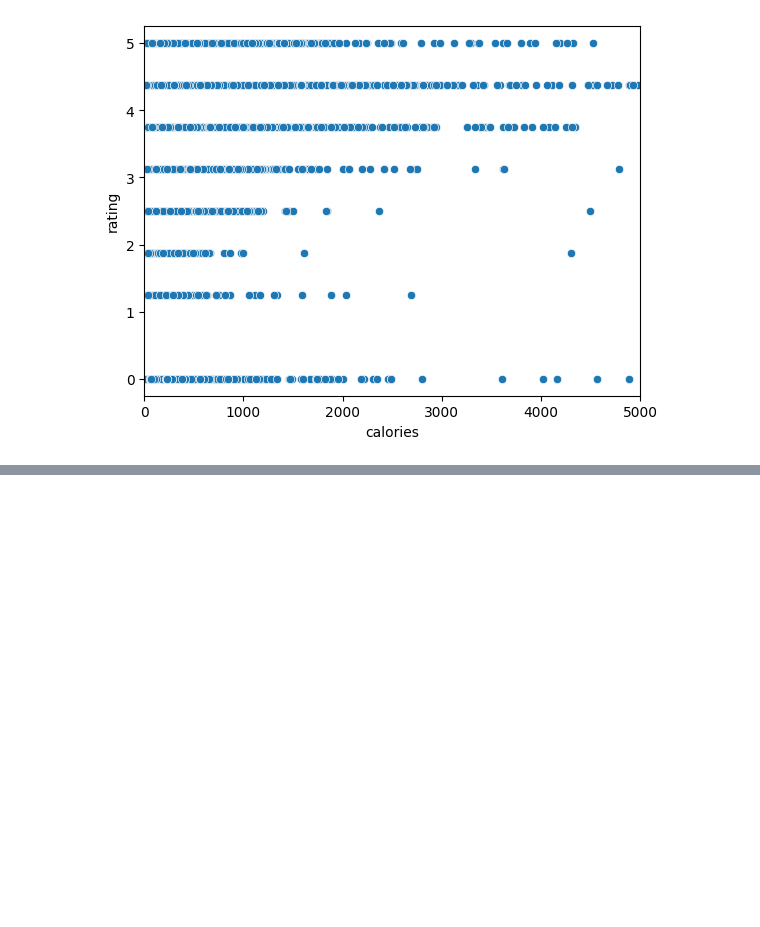
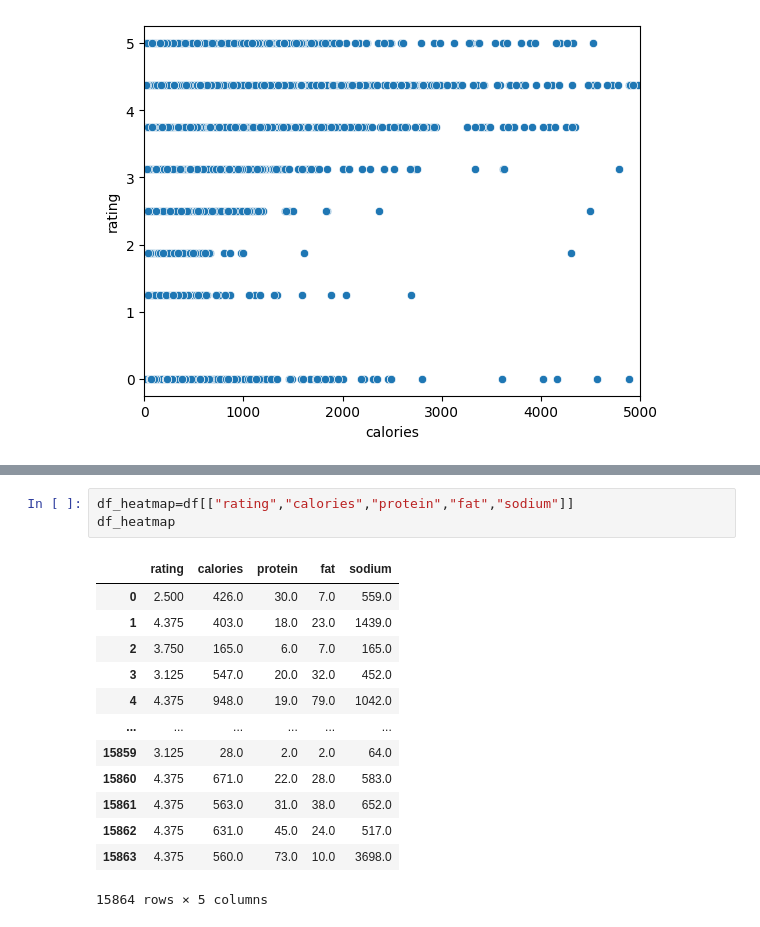
Before and after one commit to MikolajZaborowski/Bootcamp_Projects, a Jupyter notebook: Project1.ipynb, the cells around one changed output, grey strips where cells are left out. Saved outputs shown, nothing was run; the diff lists cells and outputs as text; blank space fills up the shorter version.

```diff
--- a/Project1.ipynb
+++ b/Project1.ipynb
@@ -106,0 +133,17 @@ bars=ax.bar(unique_rating,  , width=0.4, color="g")
+# %%
+df_heatmap=df[["rating","calories","protein","fat","sodium"]]
+df_heatmap
+# %% [output]
+|  | rating | calories | protein | fat | sodium |
+| 0 | 2.500 | 426.0 | 30.0 | 7.0 | 559.0 |
+| 1 | 4.375 | 403.0 | 18.0 | 23.0 | 1439.0 |
+| 2 | 3.750 | 165.0 | 6.0 | 7.0 | 165.0 |
+| 3 | 3.125 | 547.0 | 20.0 | 32.0 | 452.0 |
+| 4 | 4.375 | 948.0 | 19.0 | 79.0 | 1042.0 |
+| ... | ... | ... | ... | ... | ... |
+| 15859 | 3.125 | 28.0 | 2.0 | 2.0 | 64.0 |
+| 15860 | 4.375 | 671.0 | 22.0 | 28.0 | 583.0 |
+| 15861 | 4.375 | 563.0 | 31.0 | 38.0 | 652.0 |
+| 15862 | 4.375 | 631.0 | 45.0 | 24.0 | 517.0 |
+| 15863 | 4.375 | 560.0 | 73.0 | 10.0 | 3698.0 |
+15864 rows × 5 columns
```
Also changed, not shown: parts of 13 cells of this notebook.
